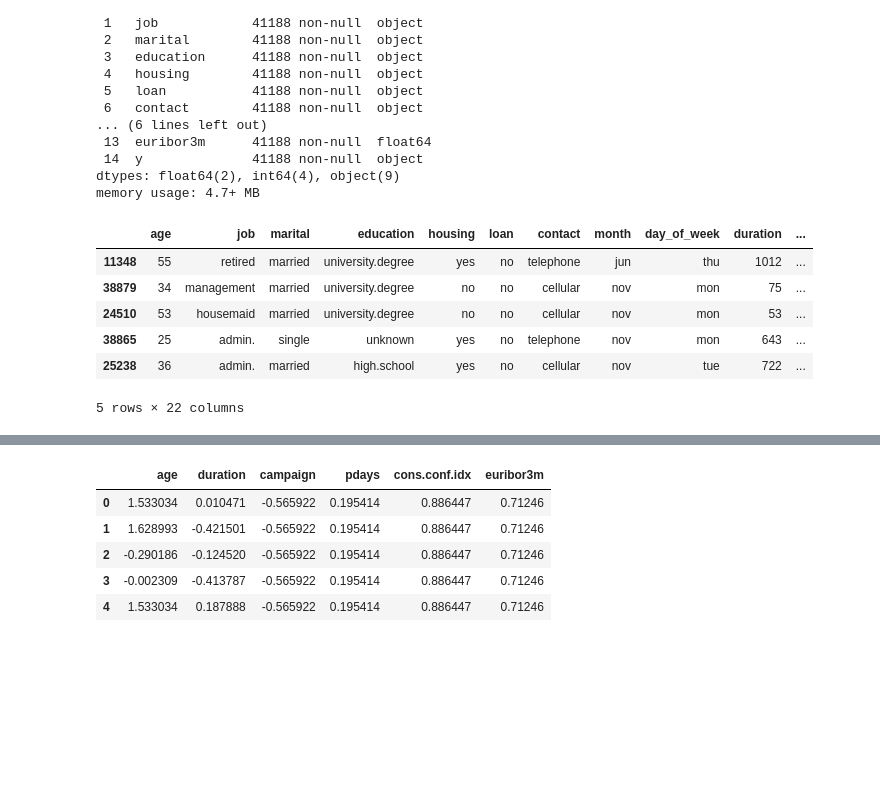
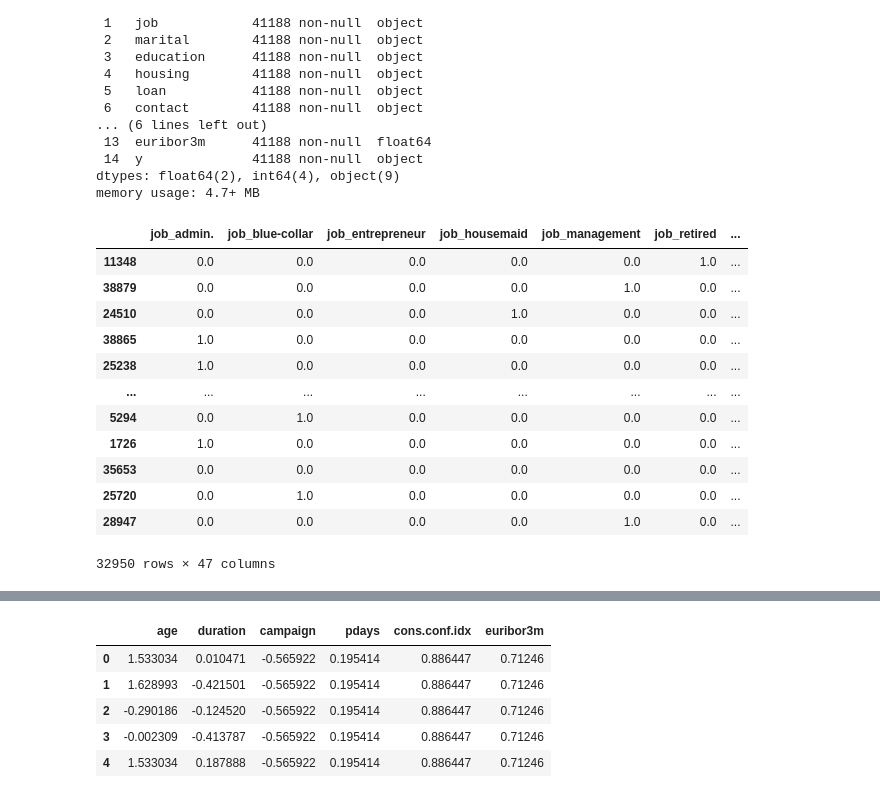
Before and after one commit to Antonio27M/ML-web-app-using-Streamlit, a Jupyter notebook: src/01-logistic-regression.ipynb, the cells around one changed output, grey strips where cells are left out. Drawn from its saved outputs; the diff is of its cells as text; code cells hidden in the pictures; blank space fills up the shorter version.

```diff
--- a/src/01-logistic-regression.ipynb
+++ b/src/01-logistic-regression.ipynb
@@ -254,58 +254,29 @@ y = df_drop['y']
 
 X_train, X_test, y_train, y_test = train_test_split(X, y, test_size=0.2, random_state=18)
 # %%
-X_train_cat_le = X_train.copy()
-X_test_cat_le = X_test.copy()
+cat_variables = ['job', 'marital', 'education', 'housing', 'loan', 'contact', 'month', 'day_of_week']
+onehot_encoder = OneHotEncoder(sparse_output=False)
 
-label_encoder_job = LabelEncoder()
-label_encoder_job.fit(X_train['job'])
-X_train_cat_le['job_le'] = label_encoder_job.transform(X_train['job'])
-X_test_cat_le['job_le'] = label_encoder_job.transform(X_test['job'])
+onehot_encoder.fit(X_train[cat_variables])
 
+X_train_cat_ohe = onehot_encoder.transform(X_train[cat_variables])
+X_train_cat_ohe = pd.DataFrame(X_train_cat_ohe, index=X_train.index, columns=onehot_encoder.get_feature_names_out(cat_variables))
 
-label_encoder_marital = LabelEncoder()
-label_encoder_marital.fit(X_train['marital'])
-X_train_cat_le['marital_le'] = label_encoder_marital.transform(X_train['marital'])
-X_test_cat_le['marital_le'] = label_encoder_marital.transform(X_test['marital'])
-
-label_encoder_education = LabelEncoder()
-label_encoder_education.fit(X_train['education'])
-X_train_cat_le['education_le'] = label_encoder_education.transform(X_train['education'])
-X_test_cat_le['education_le'] = label_encoder_education.transform(X_test['education'])
-
-label_encoder_housing = LabelEncoder()
-label_encoder_housing.fit(X_train['housing'])
-X_train_cat_le['housing_le'] = label_encoder_housing.transform(X_train['housing'])
-X_test_cat_le['housing_le'] = label_encoder_housing.transform(X_test['housing'])
-
-label_encoder_loan = LabelEncoder()
-label_encoder_loan.fit(X_train['loan'])
-X_train_cat_le['loan_le'] = label_encoder_loan.transform(X_train['loan'])
-X_test_cat_le['loan_le'] = label_encoder_loan.transform(X_test['loan'])
-
-label_encoder_month = LabelEncoder()
-label_encoder_month.fit(X_train['month'])
-X_train_cat_le['month_le'] = label_encoder_month.transform(X_train['month'])
-X_test_cat_le['month_le'] = label_encoder_month.transform(X_test['month'])
-
-label_encoder_contact = LabelEncoder()
-label_encoder_contact.fit(X_train['contact'])
-X_train_cat_le['contact_le'] = label_encoder_contact.transform(X_train['contact'])
-X_test_cat_le['contact_le'] = label_encoder_contact.transform(X_test['contact'])
-
-label_encoder_day_of_week = LabelEncoder()
-label_encoder_day_of_week.fit(X_train['day_of_week'])
-X_train_cat_le['day_of_week_le'] = label_encoder_day_of_week.transform(X_train['day_of_week'])
-X_test_cat_le['day_of_week_le'] = label_encoder_day_of_week.transform(X_test['day_of_week'])
-
-
-X_train_cat_le.head()
+X_test_cat_ohe = onehot_encoder.transform(X_test[cat_variables])
+X_test_cat_ohe = pd.DataFrame(X_test_cat_ohe, index=X_test.index, columns=onehot_encoder.get_feature_names_out(cat_variables))
+X_train_cat_ohe
 # %% [output]
-|  | age | job | marital | education | housing | loan | contact | month | day_of_week | duration | ... |
-| 11348 | 55 | retired | married | university.degree | yes | no | telephone | jun | thu | 1012 | ... |
-| 38879 | 34 | management | married | university.degree | no | no | cellular | nov | mon | 75 | ... |
-| 24510 | 53 | housemaid | married | university.degree | no | no | cellular | nov | mon | 53 | ... |
-| 38865 | 25 | admin. | single | unknown | yes | no | telephone | nov | mon | 643 | ... |
-| 25238 | 36 | admin. | married | high.school | yes | no | cellular | nov | tue | 722 | ... |
+|  | job_admin. | job_blue-collar | job_entrepreneur | job_housemaid | job_management | job_retired | ... |
+| 11348 | 0.0 | 0.0 | 0.0 | 0.0 | 0.0 | 1.0 | ... |
+| 38879 | 0.0 | 0.0 | 0.0 | 0.0 | 1.0 | 0.0 | ... |
+| 24510 | 0.0 | 0.0 | 0.0 | 1.0 | 0.0 | 0.0 | ... |
+| 38865 | 1.0 | 0.0 | 0.0 | 0.0 | 0.0 | 0.0 | ... |
+| 25238 | 1.0 | 0.0 | 0.0 | 0.0 | 0.0 | 0.0 | ... |
+| ... | ... | ... | ... | ... | ... | ... | ... |
+| 5294 | 0.0 | 1.0 | 0.0 | 0.0 | 0.0 | 0.0 | ... |
+| 1726 | 1.0 | 0.0 | 0.0 | 0.0 | 0.0 | 0.0 | ... |
+| 35653 | 0.0 | 0.0 | 0.0 | 0.0 | 0.0 | 0.0 | ... |
+| 25720 | 0.0 | 1.0 | 0.0 | 0.0 | 0.0 | 0.0 | ... |
+| 28947 | 0.0 | 0.0 | 0.0 | 0.0 | 1.0 | 0.0 | ... |
-5 rows × 22 columns
+32950 rows × 47 columns
 # %%
```
Also changed, not shown: parts of 4 cells of this notebook, 3 other files.
